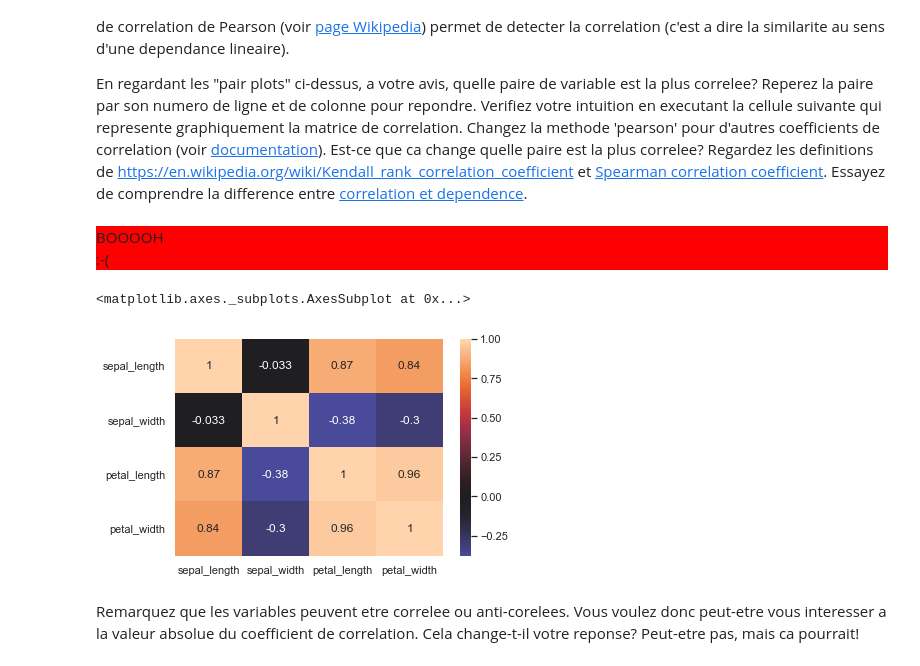
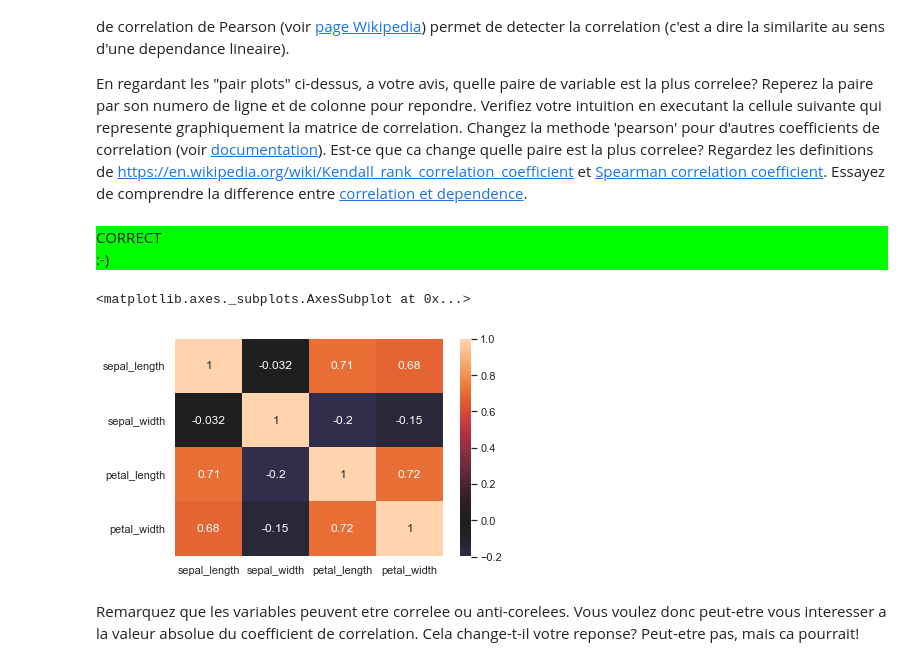
Before and after one commit to Petru-Florin-Cislaru/info232, a Jupyter notebook: TP1/README.ipynb, the cells around one changed output. Drawn from its saved outputs; the diff is of its cells as text; code cells hidden in the pictures.

```diff
--- a/TP1/README.ipynb
+++ b/TP1/README.ipynb
@@ -196,18 +205,18 @@ Le variables (features) peuvent etre redondantes (c'est a dire capturer des info
 En regardant les "pair plots" ci-dessus, a votre avis, quelle paire de variable est la plus correlee? Reperez la paire par son numero de ligne et de colonne pour repondre. Verifiez votre intuition en executant la cellule suivante qui represente graphiquement la matrice de correlation. Changez la methode 'pearson' pour d'autres coefficients de correlation (voir <a href="https://pandas.pydata.org/pandas-docs/stable/reference/api/pandas.DataFrame.corr.html">documentation</a>). Est-ce que ca change quelle paire est la plus correlee? Regardez les definitions de <a href ="Kandall tau">https://en.wikipedia.org/wiki/Kendall_rank_correlation_coefficient</a> et <a href="https://en.wikipedia.org/wiki/Spearman%27s_rank_correlation_coefficient">Spearman correlation coefficient</a>. Essayez de comprendre la difference entre <a href="https://en.wikipedia.org/wiki/Correlation_and_dependence">correlation et dependence</a>.
 # %%
 question = 6
-numero_ligne = 0              # Lignes numerotee de 0 a 3, remplacer la reponse
-numero_colonne = 0            # Colonnes numerotee de 0 a 3, remplacer la reponse
+numero_ligne = 2              # Lignes numerotee de 0 a 3, remplacer la reponse
+numero_colonne = 3            # Colonnes numerotee de 0 a 3, remplacer la reponse
 score += check(numero_ligne*numero_colonne, question)
 # %% [output]
-BOOOOH
-:-(
+CORRECT
+:-)
 # %%
-corr_mat = data.corr(method='pearson')
+corr_mat = data.corr(method='kendall')
 sns.heatmap(corr_mat, annot=True, center=0)
 # %% [output]
 <matplotlib.axes._subplots.AxesSubplot at 0x...>
-[figure, old version]
+[figure, new version]
 # %% [markdown]
 Remarquez que les variables peuvent etre correlee ou anti-corelees. Vous voulez donc peut-etre vous interesser a la valeur absolue du coefficient de correlation. Cela change-t-il votre reponse? Peut-etre pas, mais ca pourrait!
 # %%
```
Also changed, not shown: parts of 17 cells of this notebook.
